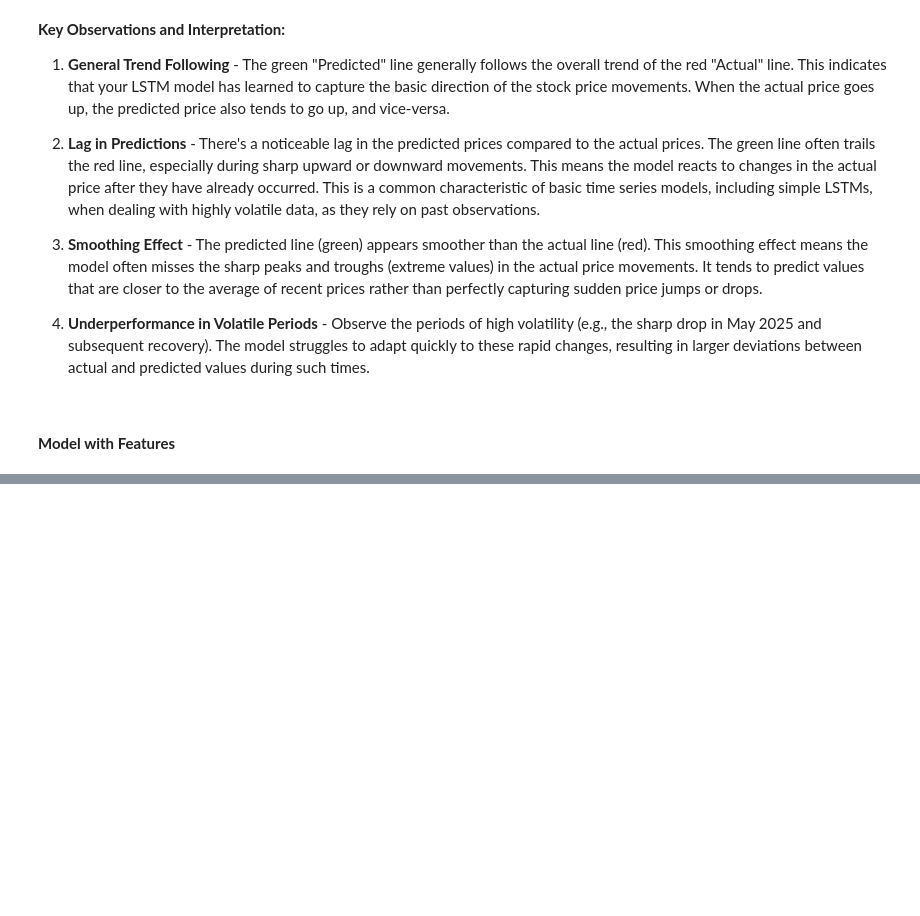
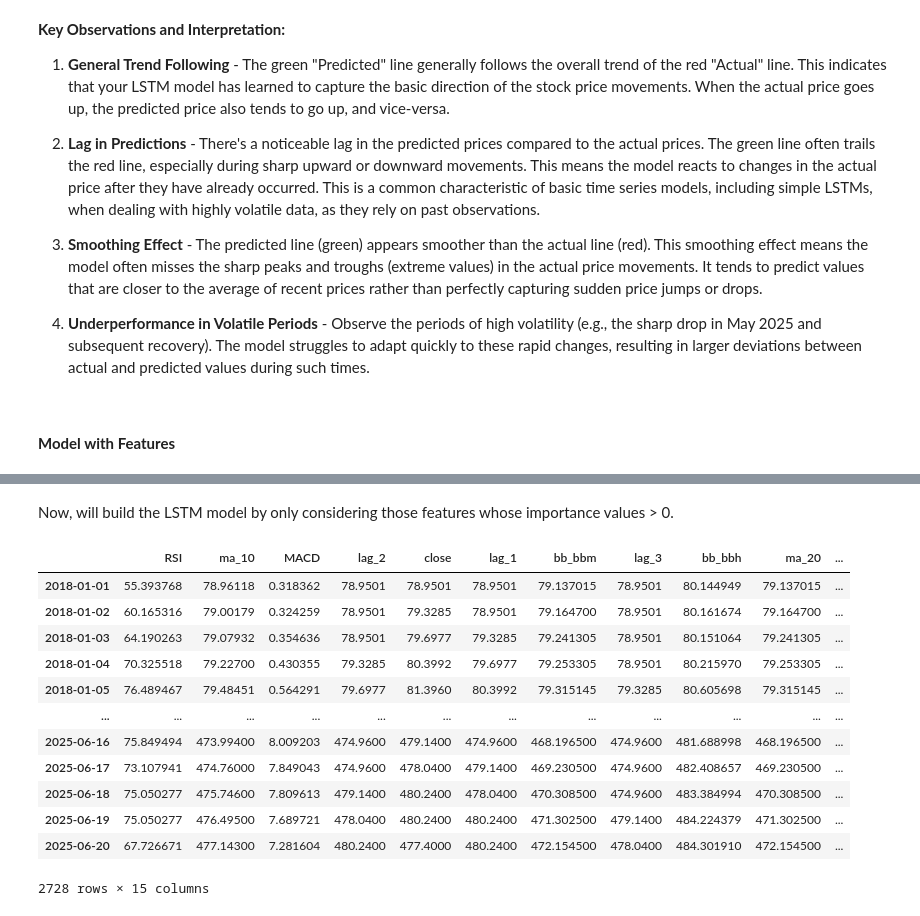
Before and after one commit to reemikadas/Time-Series-Analysis-of-Microsoft-Stock, a Jupyter notebook: Time Series Analysis of Microsoft Stock.ipynb, the cells around one changed output, grey strips where cells are left out. Cells and saved outputs as stored; diff of their text form; code cells hidden in the pictures; blank space fills up the shorter version.

```diff
--- a/Time Series Analysis of Microsoft Stock.ipynb
+++ b/Time Series Analysis of Microsoft Stock.ipynb
@@ -2022,0 +2140,25 @@ Text(0, 0.5, 'Price')
+# %% [markdown]
+Now, will build the LSTM model by only considering those features whose importance values > 0.
+# %%
+selected_features = ["RSI", "ma_10", "MACD", "lag_2", "close", "lag_1", "bb_bbm", "lag_3", "bb_bbh", "ma_20", "is_month_end",
+                     "ma_50", "log_return", "day_of_week", "rolling_std_7"]
+
+
+imp_feat_df = feat_df[selected_features]
+
+# View the Data
+imp_feat_df
+# %% [output]
+|  | RSI | ma_10 | MACD | lag_2 | close | lag_1 | bb_bbm | lag_3 | bb_bbh | ma_20 | ... |
+| 2018-01-01 | 55.393768 | 78.96118 | 0.318362 | 78.9501 | 78.9501 | 78.9501 | 79.137015 | 78.9501 | 80.144949 | 79.137015 | ... |
+| 2018-01-02 | 60.165316 | 79.00179 | 0.324259 | 78.9501 | 79.3285 | 78.9501 | 79.164700 | 78.9501 | 80.161674 | 79.164700 | ... |
+| 2018-01-03 | 64.190263 | 79.07932 | 0.354636 | 78.9501 | 79.6977 | 79.3285 | 79.241305 | 78.9501 | 80.151064 | 79.241305 | ... |
+| 2018-01-04 | 70.325518 | 79.22700 | 0.430355 | 79.3285 | 80.3992 | 79.6977 | 79.253305 | 78.9501 | 80.215970 | 79.253305 | ... |
+| 2018-01-05 | 76.489467 | 79.48451 | 0.564291 | 79.6977 | 81.3960 | 80.3992 | 79.315145 | 79.3285 | 80.605698 | 79.315145 | ... |
+| ... | ... | ... | ... | ... | ... | ... | ... | ... | ... | ... | ... |
+| 2025-06-16 | 75.849494 | 473.99400 | 8.009203 | 474.9600 | 479.1400 | 474.9600 | 468.196500 | 474.9600 | 481.688998 | 468.196500 | ... |
+| 2025-06-17 | 73.107941 | 474.76000 | 7.849043 | 474.9600 | 478.0400 | 479.1400 | 469.230500 | 474.9600 | 482.408657 | 469.230500 | ... |
+| 2025-06-18 | 75.050277 | 475.74600 | 7.809613 | 479.1400 | 480.2400 | 478.0400 | 470.308500 | 474.9600 | 483.384994 | 470.308500 | ... |
+| 2025-06-19 | 75.050277 | 476.49500 | 7.689721 | 478.0400 | 480.2400 | 480.2400 | 471.302500 | 479.1400 | 484.224379 | 471.302500 | ... |
+| 2025-06-20 | 67.726671 | 477.14300 | 7.281604 | 480.2400 | 477.4000 | 480.2400 | 472.154500 | 478.0400 | 484.301910 | 472.154500 | ... |
+2728 rows × 15 columns
```
Also changed, not shown: parts of 23 cells of this notebook.
